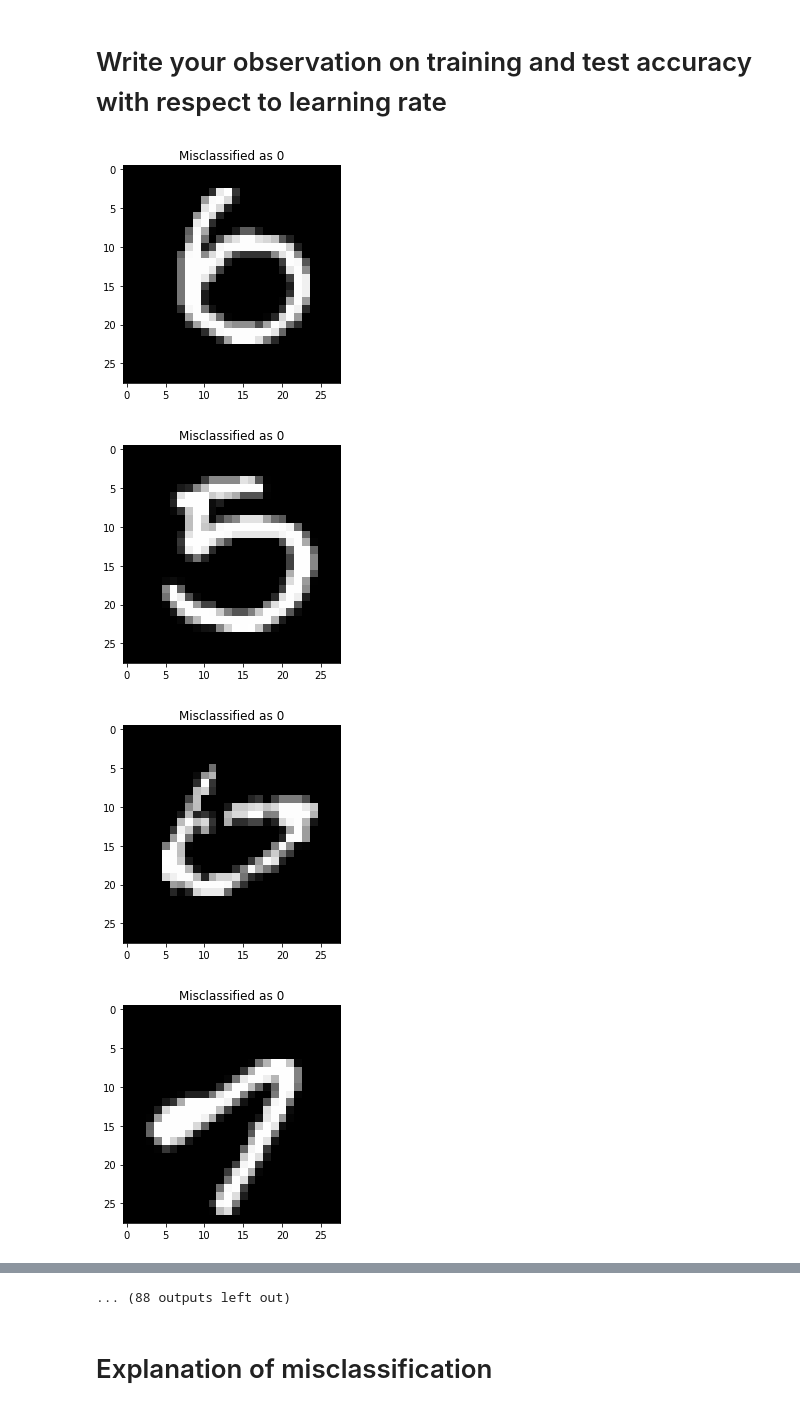
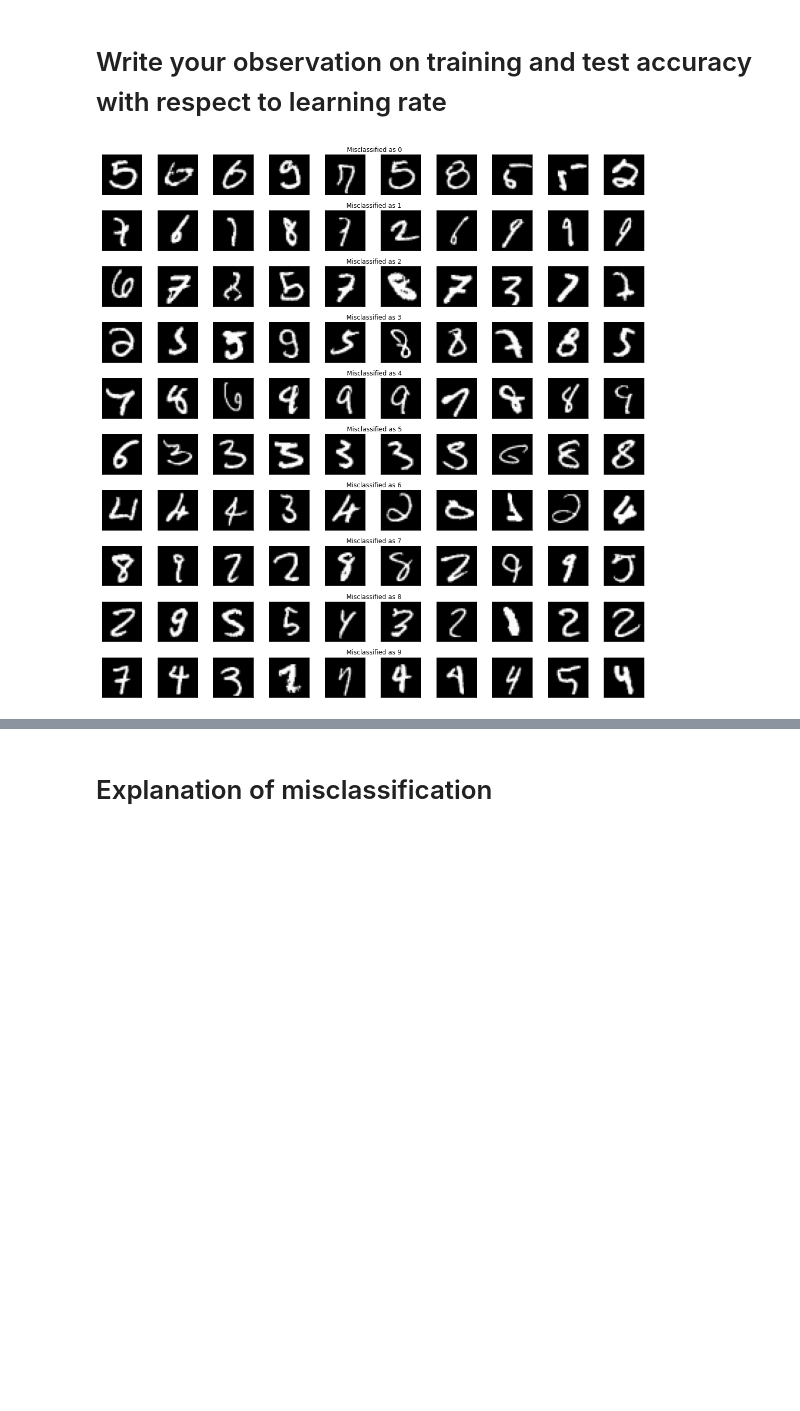
Before and after one commit to ezhang7423/ece180, a Jupyter notebook: hw5/xor.ipynb, the cells around one changed output, grey strips where cells are left out. Saved outputs shown, nothing was run; the diff lists cells and outputs as text; code cells hidden in the pictures; blank space fills up the shorter version.

```diff
--- a/hw5/xor.ipynb
+++ b/hw5/xor.ipynb
@@ -395,35 +389,37 @@ Epoch: 4 Loss: 0.40993449091911316. Train Accuracy: 91.66999816894531, Test Accu
 # %%
 # b) Find 10 misclassified test samples for each output class
 
 misclassified = {k: [] for k in range(10)}
 incorrect = []
 i = 0
 for images, labels in test_loader:
     images = images.view(-1, 28*28)
 
     outputs = model(images)
 
     # Get predictions from the maximum value
     _, predicted = torch.max(outputs.data, 1)
     for pred, act, image in zip(predicted, labels, images):
         if pred != act:
             misclassified[pred.item()].append(image) # save misclassified images
 
 
 
 
-# wrong = 0
+
+fig=plt.figure(figsize=(15, 15))
+
 for clas in range(10):
-    current_shown = 0
-    for thing in misclassified[clas]:
-        if current_shown == 10:
-            break
-        plt.figure()
-        plt.imshow(thing.numpy().reshape(28, 28), cmap='gray')
-        plt.title(f"Misclassified as {clas}")
-        current_shown += 1
+    for i in range(1, 11):
+        img = misclassified[clas][i].numpy().reshape(28, 28)
+        ax = fig.add_subplot(10, 10, clas * 10 + i)
+        ax.set_xticks([])
+        ax.set_yticks([])
+        if i % 5 == 0 and i % 10 != 0:
+            ax.set_title(f"                             Misclassified as {clas}")
+        plt.imshow(img, cmap='gray')
+
+plt.tight_layout()
+plt.show()
 # %% [output]
-[figure, old version]
+[figure, new version]
-[figure, removed]
-[figure, removed]
-[figure, removed]
@@ -438,4 +426,3 @@ for clas in range(10):
-... (88 outputs left out)
 # %% [markdown]
 # Explanation of misclassification
 # %%
```
Also changed, not shown: parts of 20 cells of this notebook, 1 other file.
